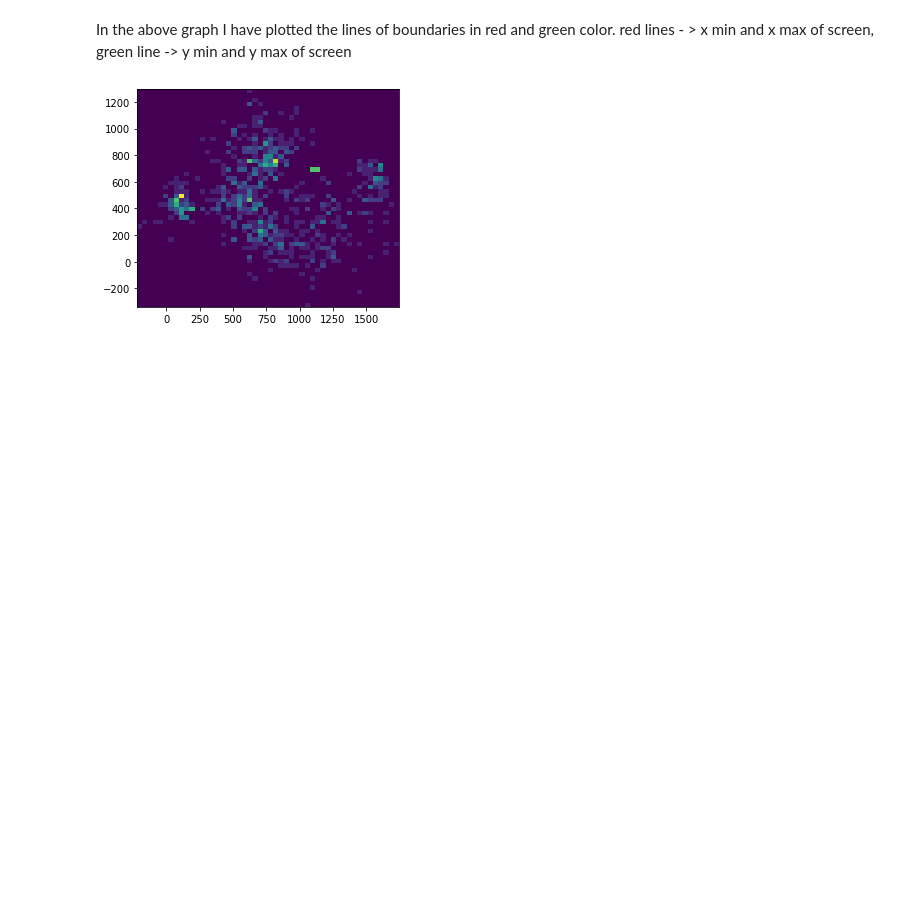
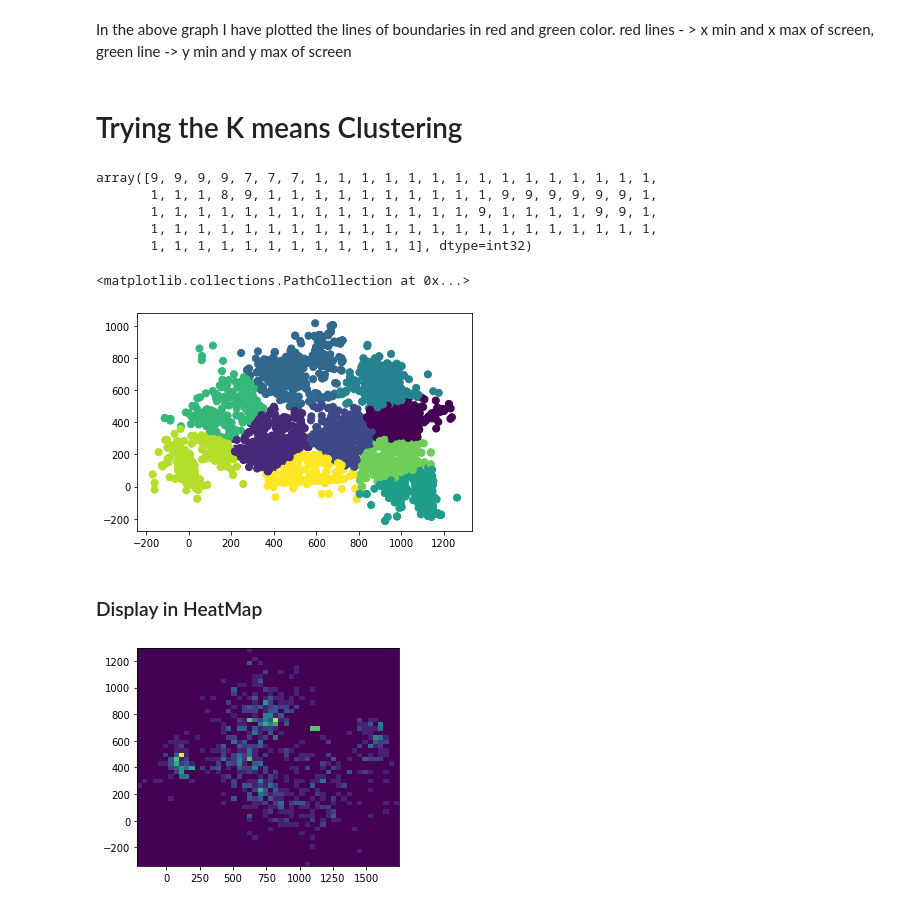
Before and after one commit to EANimesha/Online-Exam-Cheating-Detection-with-Eye-Tracking, a Jupyter notebook: Data Visualize and Analyse/Data_Visualize_Test_1_.ipynb, the cells around one changed output. Drawn from its saved outputs; the diff is of its cells as text; code cells hidden in the pictures; blank space fills up the shorter version.

```diff
--- a/Data Visualize and Analyse/Data_Visualize_Test_1_.ipynb
+++ b/Data Visualize and Analyse/Data_Visualize_Test_1_.ipynb
@@ -33,5 +35,25 @@ plt.axhline(y=23,color='green')
 # %% [markdown]
 In the above graph I have plotted the lines of boundaries in red and green color. red lines - > x min and x max of screen, green line -> y min and y max of screen
+# %% [markdown]
+# Trying the K means Clustering
+# %%
+from sklearn.cluster import KMeans
+
+kmeans = KMeans(n_clusters=10, random_state=0).fit(df)
+kmeans.labels_[0:100]
+# %% [output]
+array([9, 9, 9, 9, 7, 7, 7, 1, 1, 1, 1, 1, 1, 1, 1, 1, 1, 1, 1, 1, 1, 1,
+       1, 1, 1, 8, 9, 1, 1, 1, 1, 1, 1, 1, 1, 1, 1, 9, 9, 9, 9, 9, 9, 1,
+       1, 1, 1, 1, 1, 1, 1, 1, 1, 1, 1, 1, 1, 1, 9, 1, 1, 1, 1, 9, 9, 1,
+       1, 1, 1, 1, 1, 1, 1, 1, 1, 1, 1, 1, 1, 1, 1, 1, 1, 1, 1, 1, 1, 1,
+       1, 1, 1, 1, 1, 1, 1, 1, 1, 1, 1, 1], dtype=int32)
+# %%
+plt.scatter(df['X'], df['Y'], c=kmeans.labels_, s=50, cmap='viridis')
+# %% [output]
+<matplotlib.collections.PathCollection at 0x...>
+[figure, added]
+# %% [markdown]
+### Display in HeatMap
 # %%
 x = np.array(df['X'])
 y =np.array(df['Y'])
```
Also changed, not shown: parts of 5 cells of this notebook.
